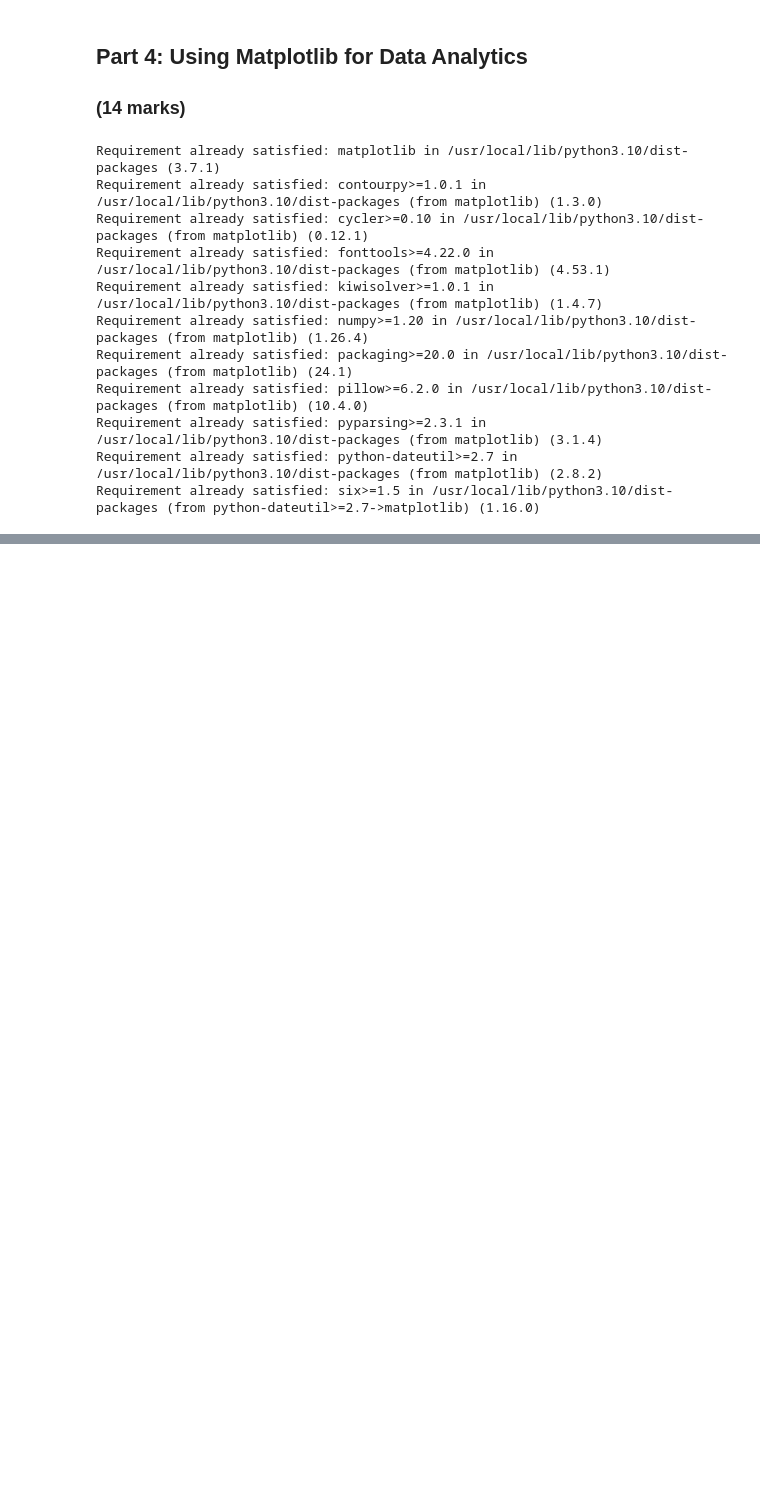
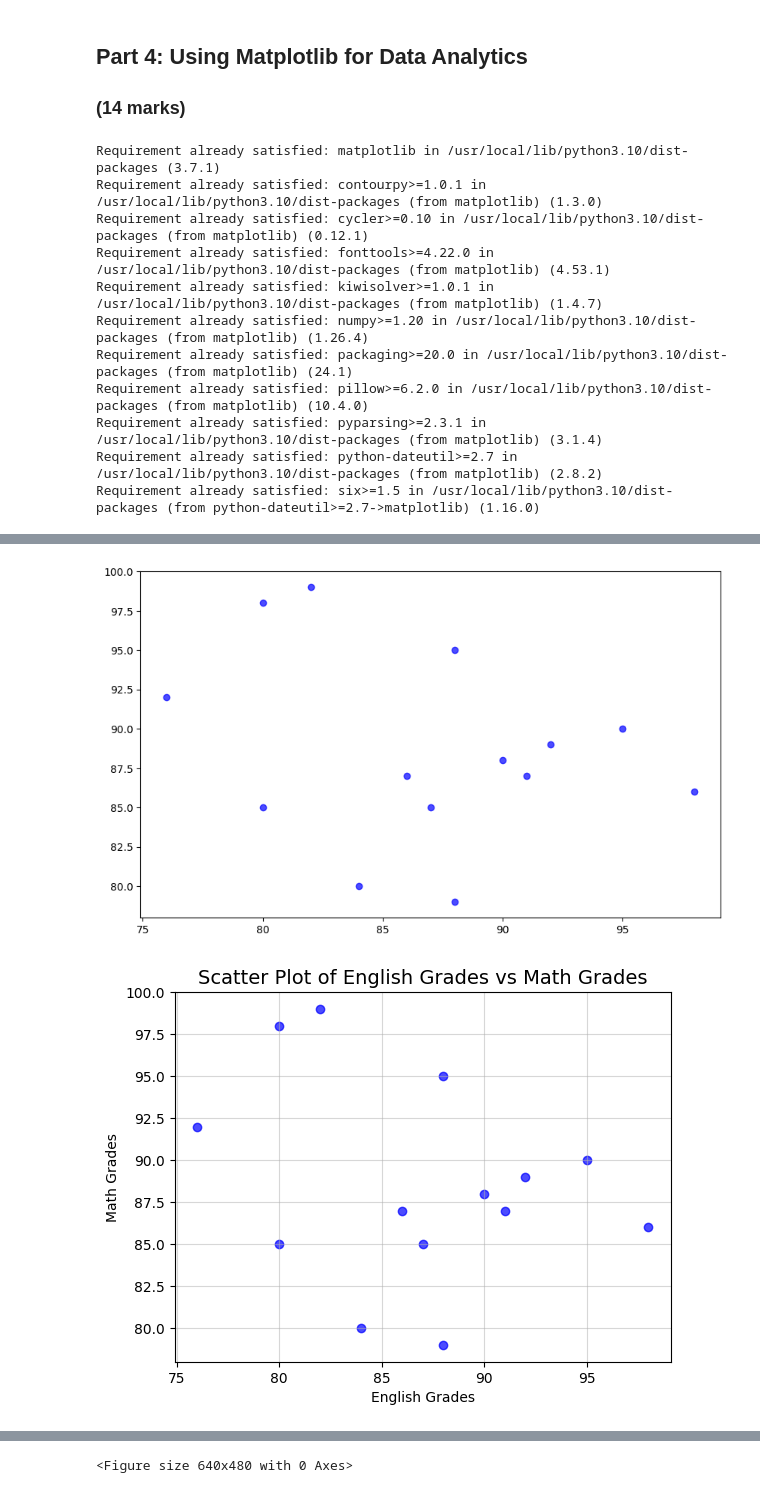
Before and after one commit to ParthoProtimDas715/engg680_2024_fall, a Jupyter notebook: Lab_Assignment1/StudentGradeManagementSystem.ipynb, the cells around one changed output, grey strips where cells are left out. Cells and saved outputs as stored; diff of their text form; code cells hidden in the pictures; blank space fills up the shorter version.

```diff
--- a/Lab_Assignment1/StudentGradeManagementSystem.ipynb
+++ b/Lab_Assignment1/StudentGradeManagementSystem.ipynb
@@ -542,19 +589,34 @@ Name: mathGrade, dtype: float64
 # %%
 # Let's also use matplotlib to display a scatter plot of English vs. Math grades
 # Scatter plots are useful for seeing the relationship between two variables
 plt.figure(figsize=(10, 6))
 
 # Step 1: Use .scatter(x_data, y_data) to create a scatter plot using the English grades on the x-axis, and Math grades on the y-axis
 # (2 mark)
-#
+plt.scatter(df_studentGrades['englishGrade'], df_studentGrades['mathGrade'], color='blue', alpha=0.7)
+plt.show()
 
 # Step 1: Properly label the x and y axes as well as the title of your plot.
 # (3 marks)
-#
+plt.scatter(df_studentGrades['englishGrade'], df_studentGrades['mathGrade'], color='blue', alpha=0.7)
+plt.title('Scatter Plot of English Grades vs Math Grades', fontsize=14)
+plt.xlabel('English Grades', fontsize=10)
+plt.ylabel('Math Grades', fontsize=10)
+plt.grid(True, alpha=0.5)
 plt.grid(True)
+plt.show()
 
 # Step 2: Output an image file for the scatter plot with a descriptive file name
 # (1 mark)
-#
-
+plt.scatter(df_studentGrades['englishGrade'], df_studentGrades['mathGrade'], color='blue', alpha=0.7)
+plt.title('Scatter Plot of English Grades vs Math Grades', fontsize=14)
+plt.xlabel('English Grades', fontsize=10)
+plt.ylabel('Math Grades', fontsize=10)
+plt.grid(True, alpha=0.5)
+plt.grid(True)
 plt.show()
+plt.savefig('Scatter_Plot_English_vs_Math_Grades.png', dpi=250)
+plt.show()
+# %% [output]
+[figure, added]
+[figure, added]
@@ -561,3 +624,4 @@ plt.show()
+<Figure size 640x480 with 0 Axes>
 # %%
 # From the scatter plot, is there a relationship between the Math and English grades?
 # (1 mark)
```
Also changed, not shown: parts of 16 cells of this notebook.
